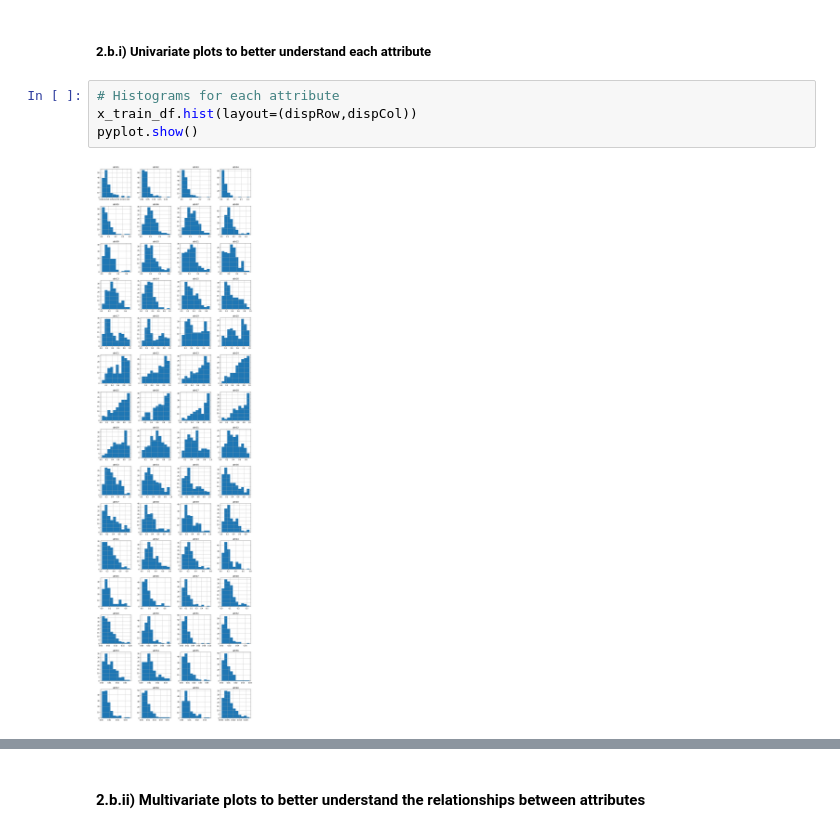
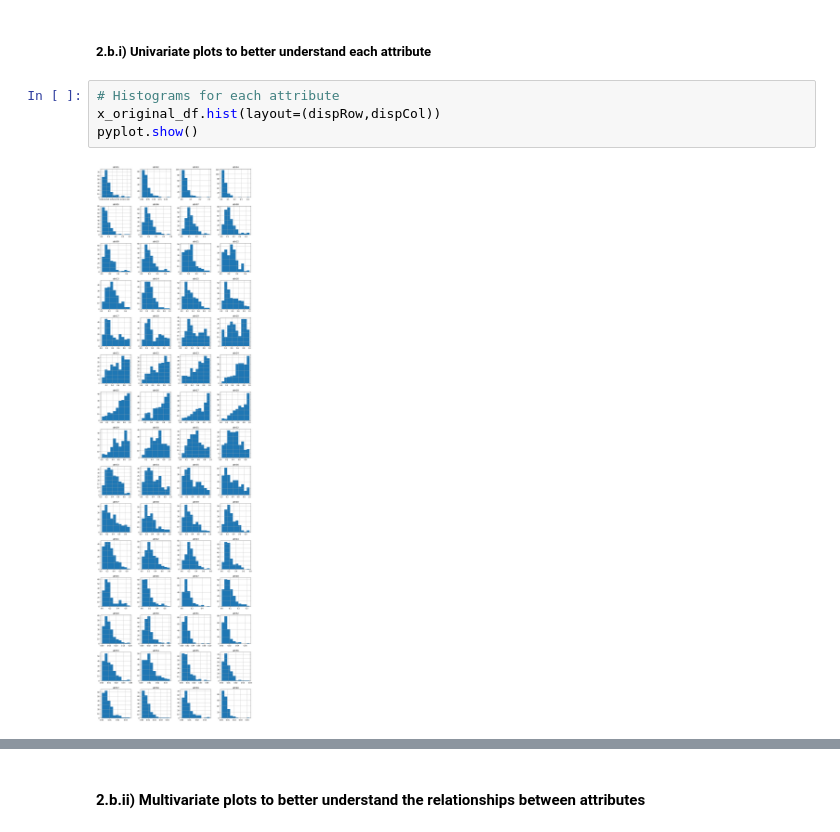
Before and after one commit to daines-analytics/tabular-data-projects, a Jupyter notebook: _py-project-templates/py-template-binary-class_example.ipynb, the cells around one changed output, grey strips where cells are left out. Cells and saved outputs as stored; diff of their text form.

```diff
--- a/_py-project-templates/py-template-binary-class_example.ipynb
+++ b/_py-project-templates/py-template-binary-class_example.ipynb
@@ -309,9 +430,9 @@ dtype: int64
 ##### 2.b.i) Univariate plots to better understand each attribute
 # %%
 # Histograms for each attribute
-x_train_df.hist(layout=(dispRow,dispCol))
+x_original_df.hist(layout=(dispRow,dispCol))
 pyplot.show()
 # %% [output]
-[figure, old version]
+[figure, new version]
 # %%
 # Density plot for each attribute
```
Also changed, not shown: parts of 47 cells of this notebook, 5 other files.
